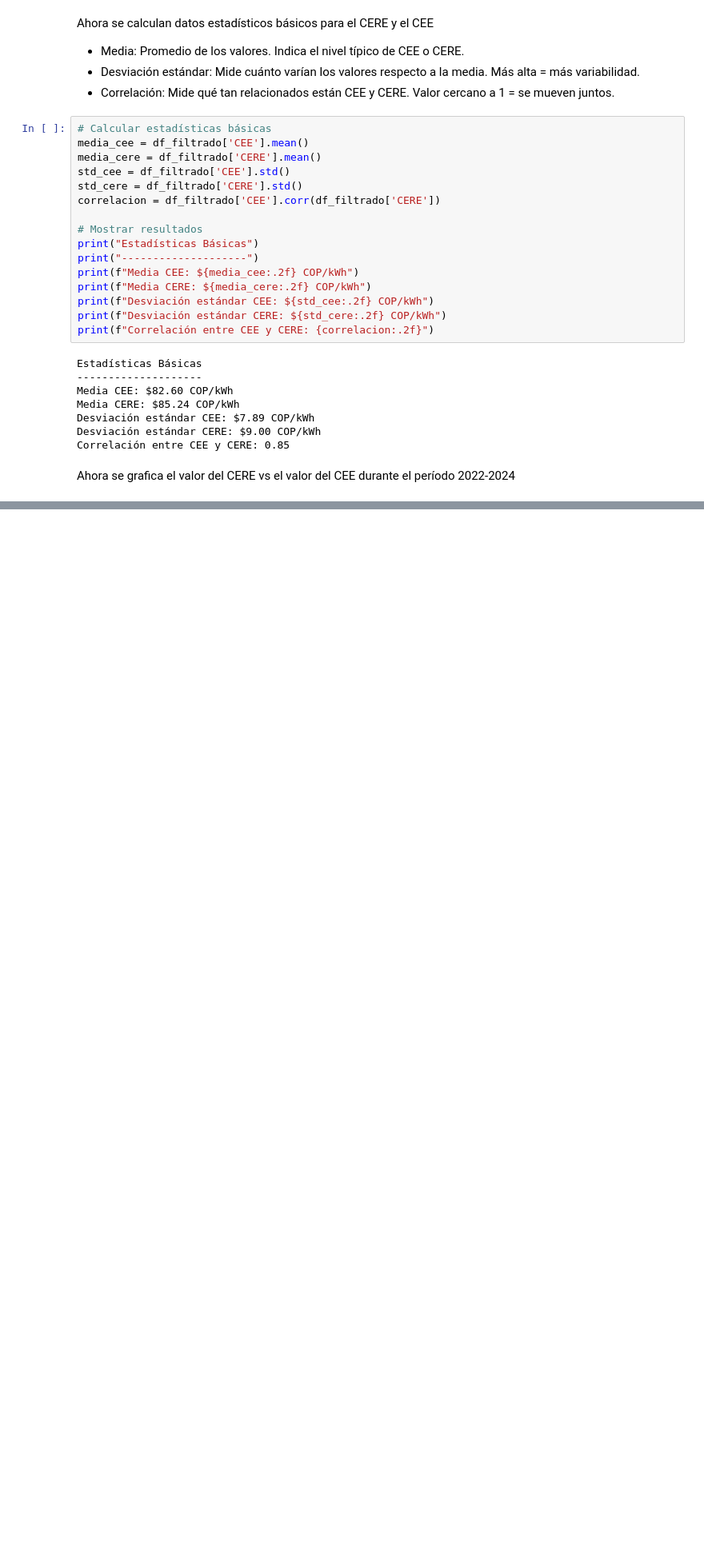
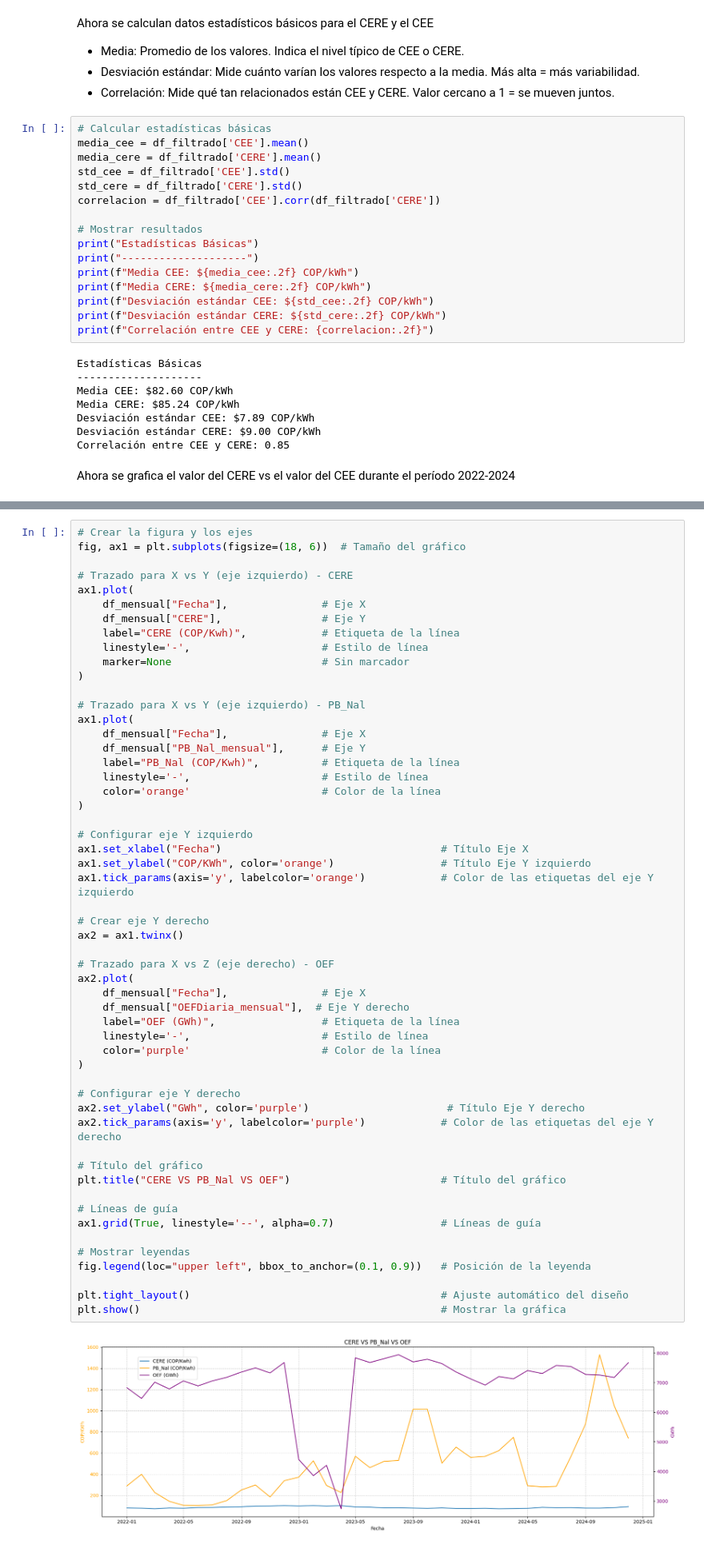
Before and after one commit to XM-SA-ESP/GEDeN-SIMEM-Tools, a Jupyter notebook: examples/cargo_por_confiabilidad/costo_equivalente_real_energía_&_costo_equivalente_energia.ipynb, the cells around one changed output, grey strips where cells are left out. Shown: that part at 80% size. Saved outputs shown, nothing was run; the diff lists cells and outputs as text; blank space fills up the shorter version.

```diff
--- a/examples/cargo_por_confiabilidad/costo_equivalente_real_energía_&_costo_equivalente_energia.ipynb
+++ b/examples/cargo_por_confiabilidad/costo_equivalente_real_energía_&_costo_equivalente_energia.ipynb
@@ -437,0 +408,56 @@ fig.show()
+# %%
+# Crear la figura y los ejes
+fig, ax1 = plt.subplots(figsize=(18, 6))  # Tamaño del gráfico
+
+# Trazado para X vs Y (eje izquierdo) - CERE
+ax1.plot(
+    df_mensual["Fecha"],               # Eje X
+    df_mensual["CERE"],                # Eje Y
+    label="CERE (COP/Kwh)",            # Etiqueta de la línea
+    linestyle='-',                     # Estilo de línea
+    marker=None                        # Sin marcador
+)
+
+# Trazado para X vs Y (eje izquierdo) - PB_Nal
+ax1.plot(
+    df_mensual["Fecha"],               # Eje X
+    df_mensual["PB_Nal_mensual"],      # Eje Y
+    label="PB_Nal (COP/Kwh)",          # Etiqueta de la línea
+    linestyle='-',                     # Estilo de línea
+    color='orange'                     # Color de la línea
+)
+
+# Configurar eje Y izquierdo
+ax1.set_xlabel("Fecha")                                   # Título Eje X
+ax1.set_ylabel("COP/KWh", color='orange')                 # Título Eje Y izquierdo
+ax1.tick_params(axis='y', labelcolor='orange')            # Color de las etiquetas del eje Y izquierdo
+
+# Crear eje Y derecho
+ax2 = ax1.twinx()
+
+# Trazado para X vs Z (eje derecho) - OEF
+ax2.plot(
+    df_mensual["Fecha"],               # Eje X
+    df_mensual["OEFDiaria_mensual"],  # Eje Y derecho
+    label="OEF (GWh)",                 # Etiqueta de la línea
+    linestyle='-',                     # Estilo de línea
+    color='purple'                     # Color de la línea
+)
+
+# Configurar eje Y derecho
+ax2.set_ylabel("GWh", color='purple')                      # Título Eje Y derecho
+ax2.tick_params(axis='y', labelcolor='purple')            # Color de las etiquetas del eje Y derecho
+
+# Título del gráfico
+plt.title("CERE VS PB_Nal VS OEF")                        # Título del gráfico
+
+# Líneas de guía
+ax1.grid(True, linestyle='--', alpha=0.7)                 # Líneas de guía
+
+# Mostrar leyendas
+fig.legend(loc="upper left", bbox_to_anchor=(0.1, 0.9))   # Posición de la leyenda
+
+plt.tight_layout()                                        # Ajuste automático del diseño
+plt.show()                                                # Mostrar la gráfica
+# %% [output]
+[figure, added]
```
Also changed, not shown: parts of 9 cells of this notebook, 3 other files.
